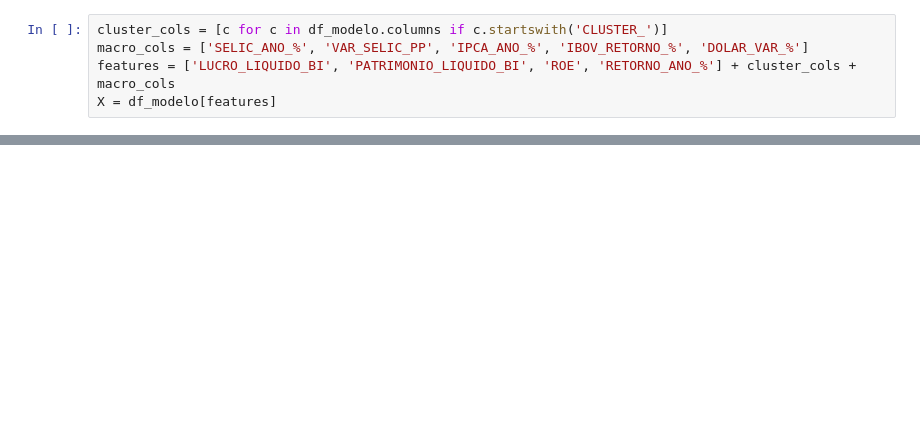
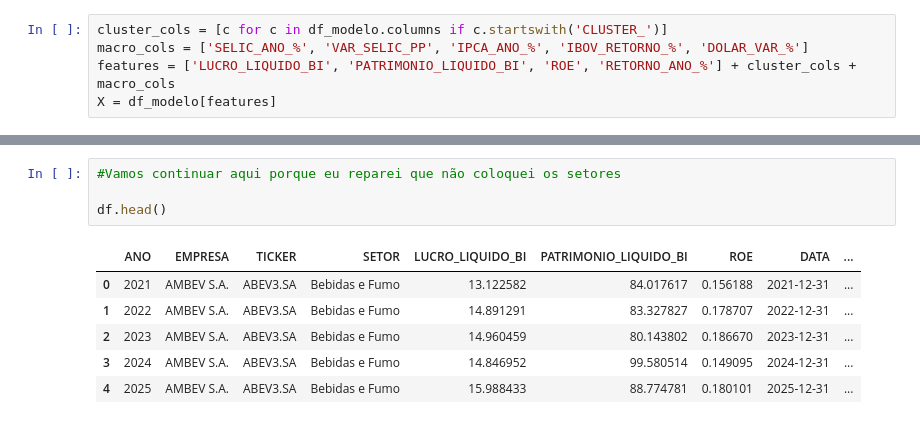
Before and after one commit to StylishGH/Empresas-B3-analise-de-dados, a Jupyter notebook: notebook/08_exploracao.ipynb, the cells around one changed output, grey strips where cells are left out. Saved outputs shown, nothing was run; the diff lists cells and outputs as text; blank space fills up the shorter version.

```diff
--- a/notebook/08_exploracao.ipynb
+++ b/notebook/08_exploracao.ipynb
@@ -366,0 +367,11 @@ Acerto da combinação de ambos:   51.72%
+# %%
+#Vamos continuar aqui porque eu reparei que não coloquei os setores
+
+df.head()
+# %% [output]
+|  | ANO | EMPRESA | TICKER | SETOR | LUCRO_LIQUIDO_BI | PATRIMONIO_LIQUIDO_BI | ROE | DATA | ... |
+| 0 | 2021 | AMBEV S.A. | ABEV3.SA | Bebidas e Fumo | 13.122582 | 84.017617 | 0.156188 | 2021-12-31 | ... |
+| 1 | 2022 | AMBEV S.A. | ABEV3.SA | Bebidas e Fumo | 14.891291 | 83.327827 | 0.178707 | 2022-12-31 | ... |
+| 2 | 2023 | AMBEV S.A. | ABEV3.SA | Bebidas e Fumo | 14.960459 | 80.143802 | 0.186670 | 2023-12-31 | ... |
+| 3 | 2024 | AMBEV S.A. | ABEV3.SA | Bebidas e Fumo | 14.846952 | 99.580514 | 0.149095 | 2024-12-31 | ... |
+| 4 | 2025 | AMBEV S.A. | ABEV3.SA | Bebidas e Fumo | 15.988433 | 88.774781 | 0.180101 | 2025-12-31 | ... |
```
Also changed, not shown: parts of 14 cells of this notebook, 10 other files.
